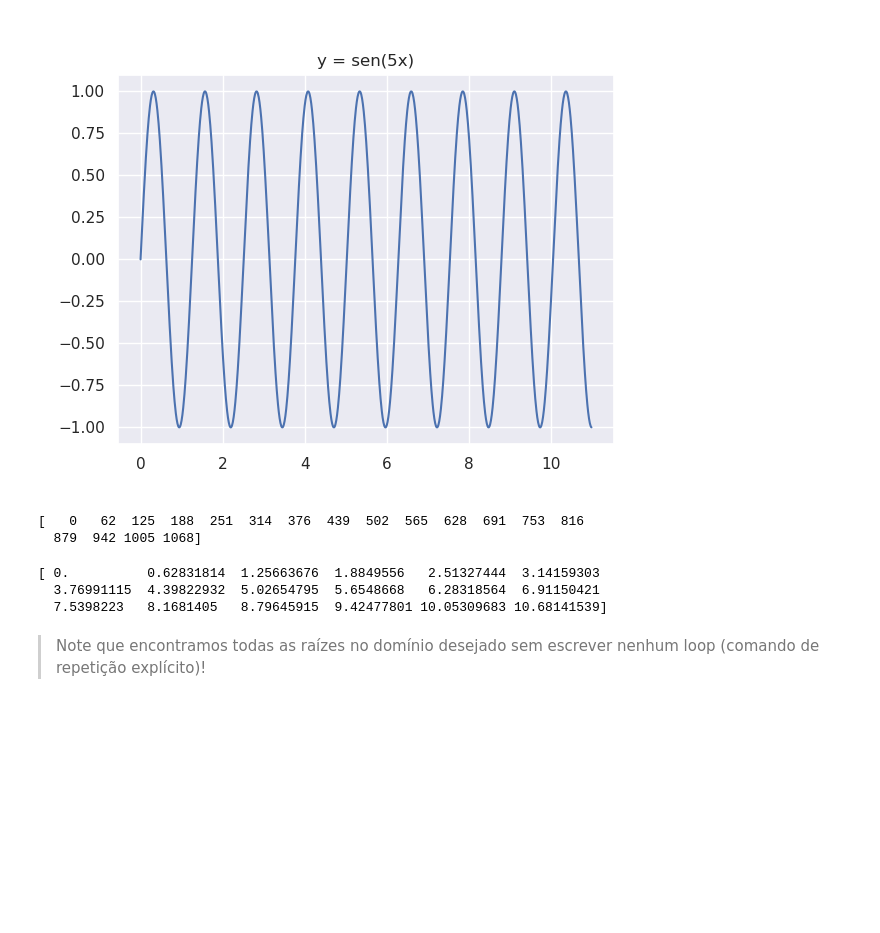
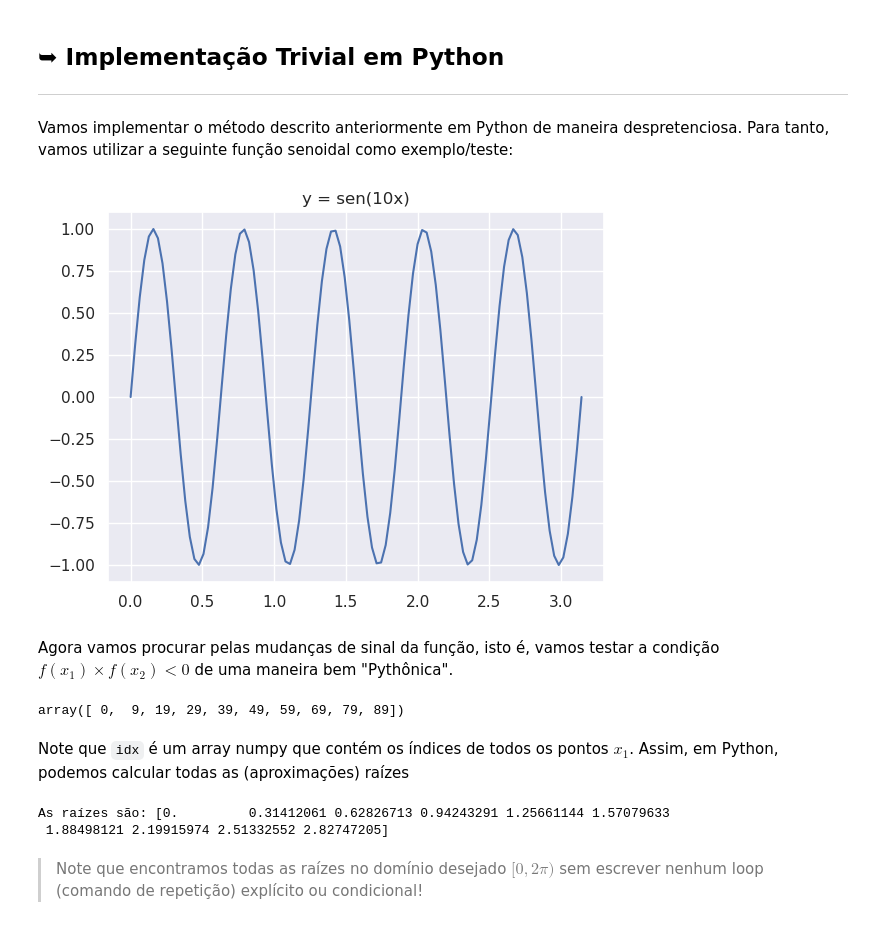
Before and after one commit to bgeneto/MCA, a Jupyter notebook: 2023-1/notebooks/mca06-zeros.ipynb, the cells around one changed output. Saved outputs shown, nothing was run; the diff lists cells and outputs as text; code cells hidden in the pictures; blank space fills up the shorter version.

```diff
--- a/2023-1/notebooks/mca06-zeros.ipynb
+++ b/2023-1/notebooks/mca06-zeros.ipynb
@@ -20,40 +30,46 @@ Vamos tratar inicialmente dos métodos mais simples para determinar as raízes d
+# %% [markdown]
+## ➥ Implementação Trivial em Python
+---
+
+Vamos implementar o método descrito anteriormente em Python de maneira despretenciosa. Para tanto, vamos utilizar a seguinte função senoidal como exemplo/teste:
 # %%
 import numpy as np
 import matplotlib.pyplot as plt
 import seaborn as sns
+sns.set()
 
-# malha de pontos (valores da variável independente)
-t = np.arange(0, 10+1, 0.01)
+# frequência
+f = 10
 
-# nossa função seno
-n = 5
-y = np.sin(n*t)
+# malha de pontos (valores da variável independente, tipicamente o tempo)
+x = np.linspace(0, np.pi, 100)
+
+# função
+y = np.sin(f*x)
 # %%
-%matplotlib widget
-sns.set()
-sns.lineplot(x=t, y=y).set(title=f"y = sen({n}x)")
+sns.lineplot(x=x, y=y).set(title=f"y = sen({f}x)")
 plt.show()
+plt.close()
 # %% [output]
-[figure, old version]
+[figure, new version]
+# %% [markdown]
+Agora vamos procurar pelas mudanças de sinal da função, isto é, vamos testar a condição $f(x_1)\times f(x_2) < 0$ de uma maneira bem "Pythônica".
 # %%
-# localiza todos os índices (posições no vetor) que contém a mudança de sinal da função
+# localiza todos os índices (posições no vetor y) que contém mudanças de sinal
 idx = np.where(np.diff(np.sign(y)))[0]
+idx
 # %% [output]
-[   0   62  125  188  251  314  376  439  502  565  628  691  753  816
-  879  942 1005 1068]
+array([ 0,  9, 19, 29, 39, 49, 59, 69, 79, 89])
+# %% [markdown]
+Note que `idx` é um array numpy que contém os índices de todos os pontos $x_1$. Assim, em Python, podemos calcular todas as (aproximações) raízes
 # %%
-i1 = idx
-i2 = idx+1
-x1 = t[i1]
-x2 = t[i2]
-y1 = y[i1]
-y2 = y[i2]
-# ponto que corta o eixo x (raíz aproximada)
-x = x1 - y1*(x2 - x1)/(y2 - y1)
-print(x)
+i1 = idx      # índice de x1 (antes de y = 0)
+i2 = idx+1    # índice de x2 (depois de y = 0)
+# ponto que corta o eixo x (raiz aproximada)
+r = x[i1] - y[i1]*(x[i2] - x[i1])/(y[i2] - y[i1])
+print("As raízes são:", r)
 # %% [output]
-[ 0.          0.62831814  1.25663676  1.8849556   2.51327444  3.14159303
-  3.76991115  4.39822932  5.02654795  5.6548668   6.28318564  6.91150421
-  7.5398223   8.1681405   8.79645915  9.42477801 10.05309683 10.68141539]
+As raízes são: [0.         0.31412061 0.62826713 0.94243291 1.25661144 1.57079633
+ 1.88498121 2.19915974 2.51332552 2.82747205]
 # %% [markdown]
-> Note que encontramos todas as raízes no domínio desejado sem escrever nenhum loop (comando de repetição explícito)!
+> Note que encontramos todas as raízes no domínio desejado $[0, 2\pi)$ sem escrever nenhum loop (comando de repetição) explícito ou condicional!
```
Also changed, not shown: parts of 22 cells of this notebook.
